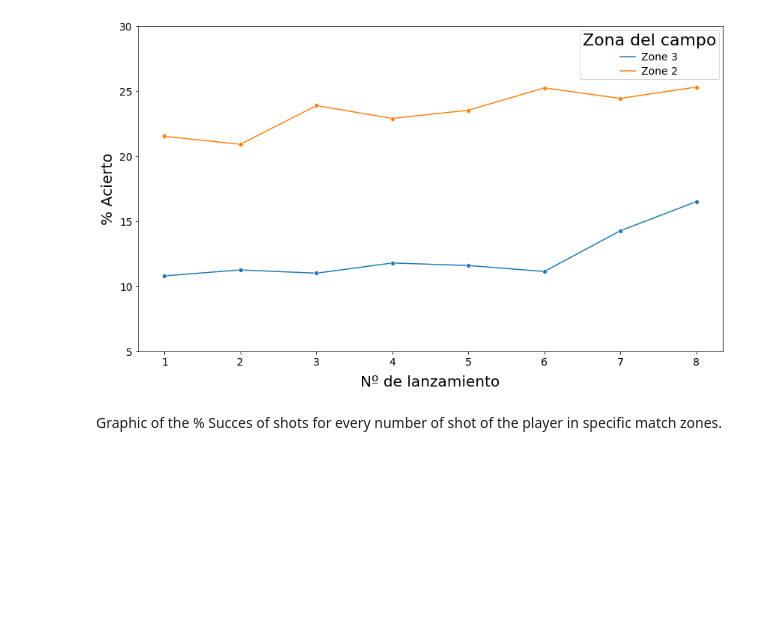
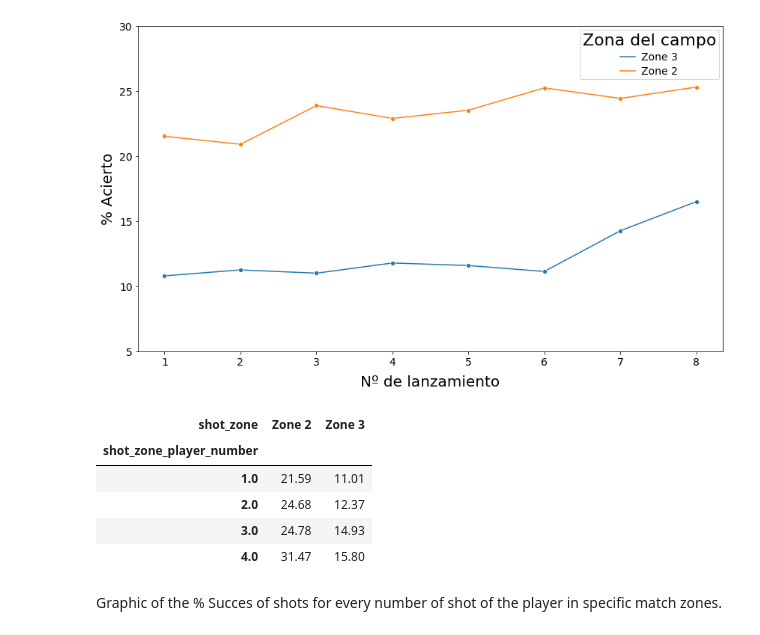
Before and after one commit to SergiRuizUNIR/TFG, a Jupyter notebook: 10_Resumen_&_Subdatatsets.ipynb, the cells around one changed output. Saved outputs shown, nothing was run; the diff lists cells and outputs as text; code cells hidden in the pictures; blank space fills up the shorter version.

```diff
--- a/10_Resumen_&_Subdatatsets.ipynb
+++ b/10_Resumen_&_Subdatatsets.ipynb
@@ -709,6 +738,21 @@ ax.set_xlabel('Nº de lanzamiento', fontsize=20, labelpad=10)
 ax.tick_params(axis='both', which='major', labelsize=14)
 # %% [output]
 [figure]
+# %%
+df_non_penaltyv = df_non_penalty[df_non_penalty.shot_zone_player_number < 5].copy()
+df_non_penaltyv = df_non_penaltyv[(df_non_penaltyv.shot_zone == "Zone 2") | (df_non_penaltyv.shot_zone == "Zone 3")].copy()
+pt1 = pd.pivot_table(df_non_penaltyv, values='goal', index=['shot_zone_player_number'],
+                    columns=['shot_zone'], aggfunc=np.mean)
+pt1 = pt1*100
+pt1 = pt1.round(2)
+pt1
+# %% [output]
+| shot_zone | Zone 2 | Zone 3 |
+| shot_zone_player_number |  |  |
+| 1.0 | 21.59 | 11.01 |
+| 2.0 | 24.68 | 12.37 |
+| 3.0 | 24.78 | 14.93 |
+| 4.0 | 31.47 | 15.80 |
 # %% [markdown]
 Graphic of the % Succes of shots for every number of shot of the player in specific match zones.
 # %%
```
Also changed, not shown: parts of 10 cells of this notebook.
